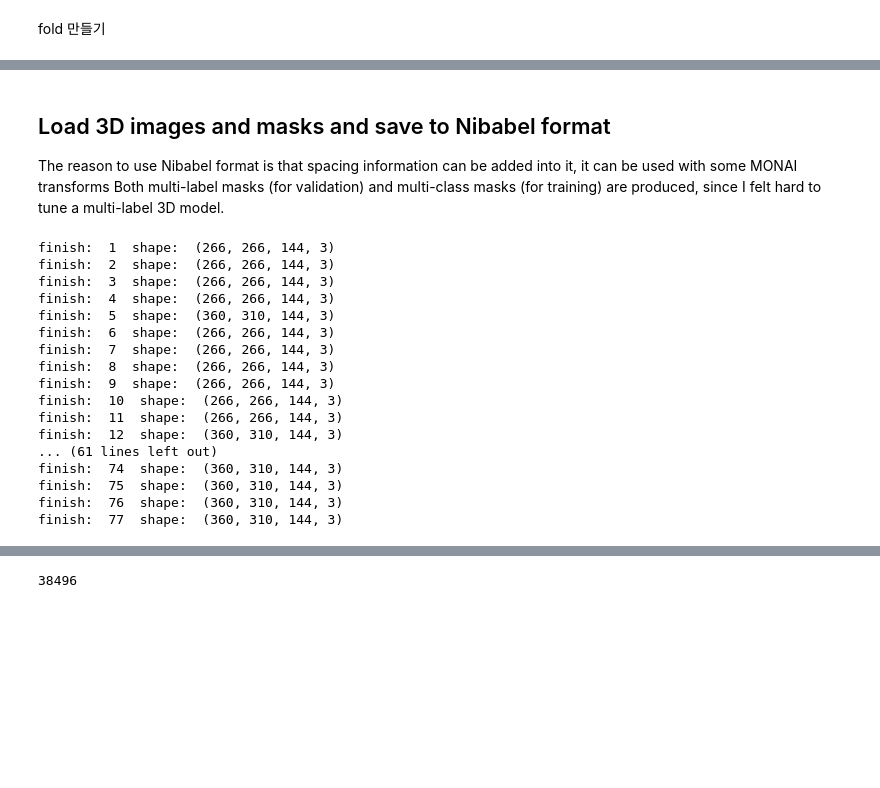
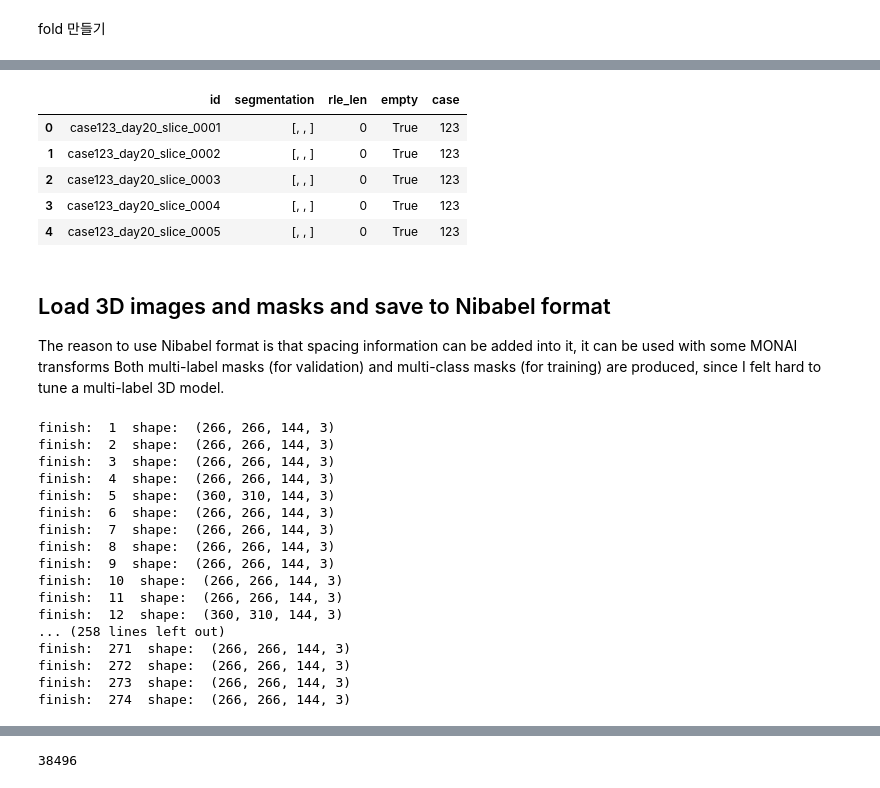
Before and after one commit to Seongwen/image_pj, a Jupyter notebook: Base Code/3d-solution-with-monai-produce-3d-data.ipynb, the cells around one changed output, grey strips where cells are left out. Saved outputs shown, nothing was run; the diff lists cells and outputs as text; code cells hidden in the pictures; blank space fills up the shorter version.

```diff
--- a/Base Code/3d-solution-with-monai-produce-3d-data.ipynb
+++ b/Base Code/3d-solution-with-monai-produce-3d-data.ipynb
@@ -170,4 +161,2 @@ train_df = df_preprocessing(train_df, all_train_images)
 # %% [markdown]
 fold 만들기
-# %%
-df['case'] = df['id'].apply(lambda x : x.split("_")[0].replace('case',''))
@@ -210,0 +196,12 @@ from sklearn.model_selection import StratifiedKFold, KFold, StratifiedGroupKFold
+# %%
+# case생성
+# id에서 숫자만 떼옴
+df["case"] = df["id"].apply(lambda x: x.split("_", 2)[0].replace('case',''))
+df.head()
+# %% [output]
+|  | id | segmentation | rle_len | empty | case |
+| 0 | case123_day20_slice_0001 | [, , ] | 0 | True | 123 |
+| 1 | case123_day20_slice_0002 | [, , ] | 0 | True | 123 |
+| 2 | case123_day20_slice_0003 | [, , ] | 0 | True | 123 |
+| 3 | case123_day20_slice_0004 | [, , ] | 0 | True | 123 |
+| 4 | case123_day20_slice_0005 | [, , ] | 0 | True | 123 |
@@ -318,9 +321,11 @@ for group in train_df.groupby(["case_id_str", "day_num_str"]):
 
     group_spacing = group[1][["px_spacing_h"]].values[0][0]       # 1.5
 
-    group_affine = np.eye(4) * group_spacing                      # 단위행렬 4*4 곱해주는게 group_affine
+    group_affine = np.eye(4) * group_spacing                      # 단위행렬 4*4  * 1.5 곱해줌
     """
-    # ? 아파인 변환해서 이미지 뒤틀어 데이터 뻥튀기 하려는건가???
+    affine translation 과정
+    픽셀의 배치 구조를 변경함으로써 평행 이동, 확대 및 축소, 회전 등 전체 영상의 모양을 바꾸는 기하학적 변환
+    변환, 회전, 확대 등을 행렬 곱으로 표현한 것.
     [1.5,0,0,0,
      0,1.5,0,0,
      0,0,1.5,0,
@@ -329,12 +334,12 @@ for group in train_df.groupby(["case_id_str", "day_num_str"]):
     # Update: https://www.kaggle.com/competitions/uw-madison-gi-tract-image-segmentation/discussion/319053
     # all z-axis spacing is 3
     group_affine[-2][-2] = 3.0
-    group_affine[-1][-1] = 1.0
+    group_affine[-1][-1] = 1.0  # 4*4 행렬로 곱해주려면 마지막은 무조건 1로 바꿔줘야 한다.
     """
     [1.5,0,0,0,
      0,1.5,0,0,
      0,  0,3,0,
-     0,  0,0,1]
+     0,  0,0,1] 을 곱해주는 겁니다.
     """
     group_fold = group[1][["fold"]].values[0][0]
 
@@ -343,6 +348,7 @@ for group in train_df.groupby(["case_id_str", "day_num_str"]):
     # write image
     writer = NibabelWriter()  # Nibabel을 사용하여 디스크의 파일에 데이터와 메타데이터를 씁니다.
     writer.set_data_array(case_3d_img, channel_dim=None)
+    # affine, 원래 affine 및 공간 모양 정보에 대한 메타데이터 사전
     writer.set_metadata({"affine": group_affine, "original_affine": group_affine, "dtype": np.int16})
     writer.write(f"{group_root_dir}/{group_id}_image.nii.gz", verbose=False)
 
@@ -367,7 +373,7 @@ for group in train_df.groupby(["case_id_str", "day_num_str"]):
     })
 
     ct += 1
-    print("finish: ", ct, " shape: ", case_3d_mask.shape) # h w d c
+    print("finish: ", ct, " shape: ", case_3d_mask.shape) # h w d c 세로, 가로, 슬라이스 개수, 장기 개수
 # %% [output]
 finish:  1  shape:  (266, 266, 144, 3)
 finish:  2  shape:  (266, 266, 144, 3)
@@ -381,11 +387,11 @@ finish:  9  shape:  (266, 266, 144, 3)
 finish:  10  shape:  (266, 266, 144, 3)
 finish:  11  shape:  (266, 266, 144, 3)
 finish:  12  shape:  (360, 310, 144, 3)
-... (61 lines left out)
-finish:  74  shape:  (360, 310, 144, 3)
-finish:  75  shape:  (360, 310, 144, 3)
-finish:  76  shape:  (360, 310, 144, 3)
-finish:  77  shape:  (360, 310, 144, 3)
+... (258 lines left out)
+finish:  271  shape:  (266, 266, 144, 3)
+finish:  272  shape:  (266, 266, 144, 3)
+finish:  273  shape:  (266, 266, 144, 3)
+finish:  274  shape:  (266, 266, 144, 3)
 # %%
 data_3d_info = pd.DataFrame(data_3d_info)
 # %%
```
Also changed, not shown: parts of 38 cells of this notebook, 7 other files.
